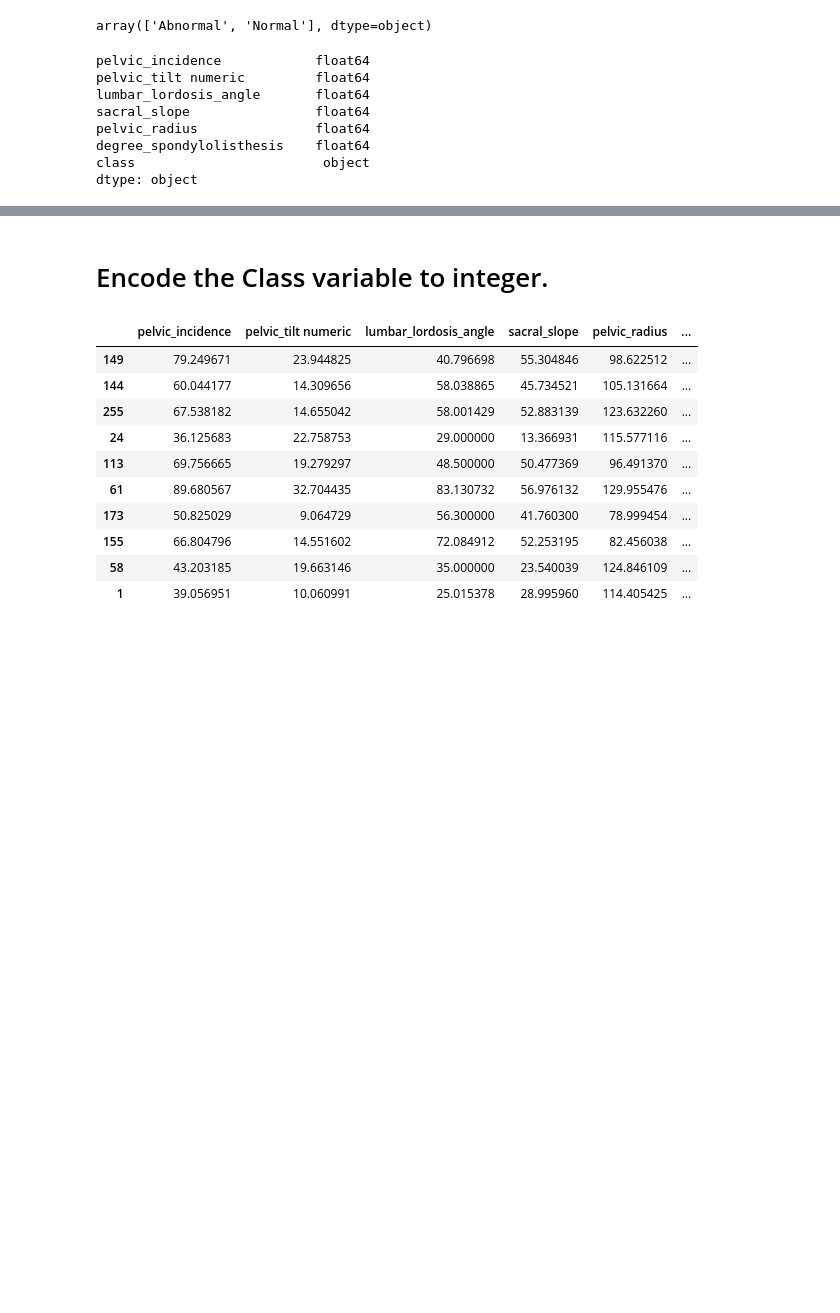
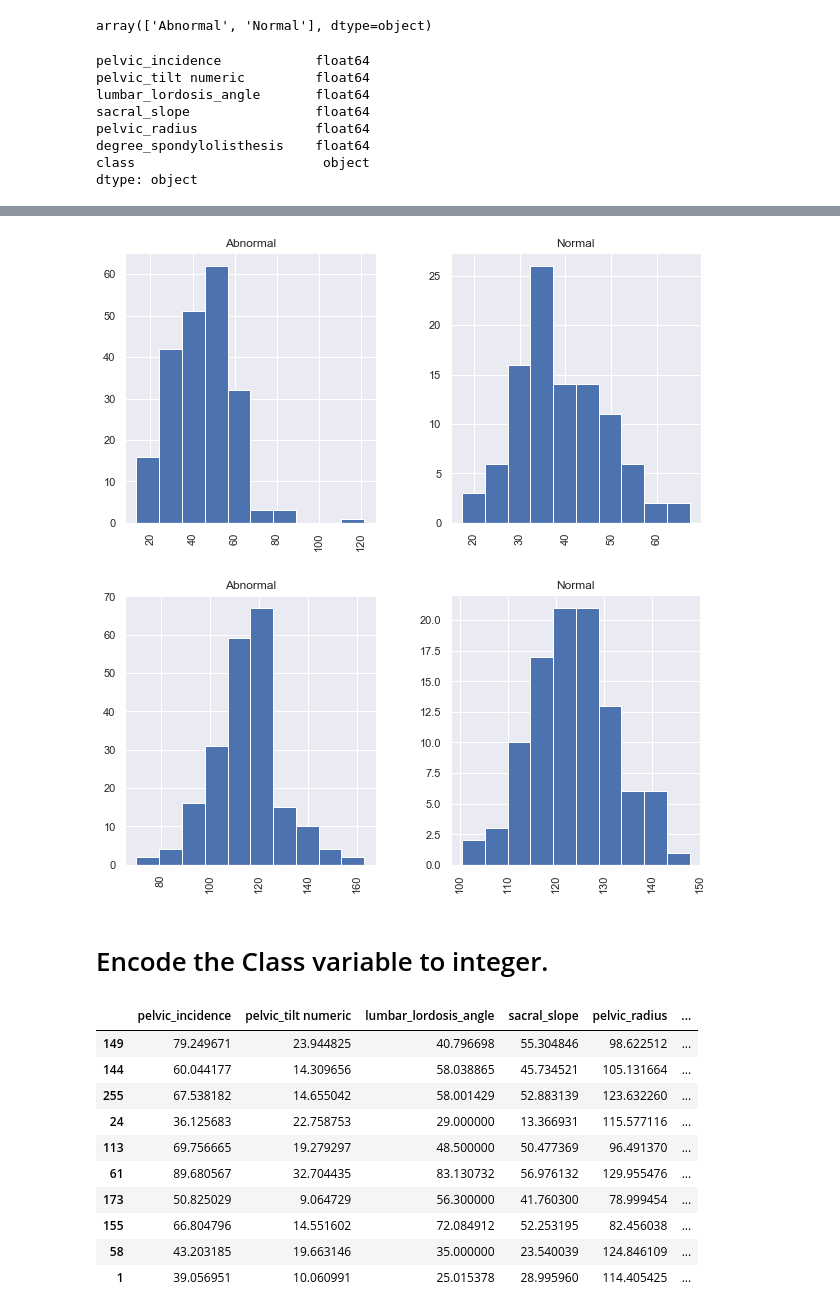
Before and after one commit to GreatLearningAIML1/pune-july19-batch-Seema-eng, a Jupyter notebook: Project - kNN- Patient type Classification.ipynb, the cells around one changed output, grey strips where cells are left out. Cells and saved outputs as stored; diff of their text form; code cells hidden in the pictures; blank space fills up the shorter version.

```diff
--- a/Project - kNN- Patient type Classification.ipynb
+++ b/Project - kNN- Patient type Classification.ipynb
@@ -135,3 +92,11 @@ ax = sns.countplot(x="class", data=Data)
+# %%
+#Plot the distribution of different classes for pelvic_radius and sacral_slope for visualization
+sns.set()
+Data.hist(by='class',column='sacral_slope',figsize=(10,5));
+Data.hist(by='class',column='pelvic_radius',figsize=(10,5));
+# %% [output]
+[figure, added]
+[figure, added]
 # %% [markdown]
 # Encode the Class variable to integer.
 # %%
```
Also changed, not shown: parts of 16 cells of this notebook.
